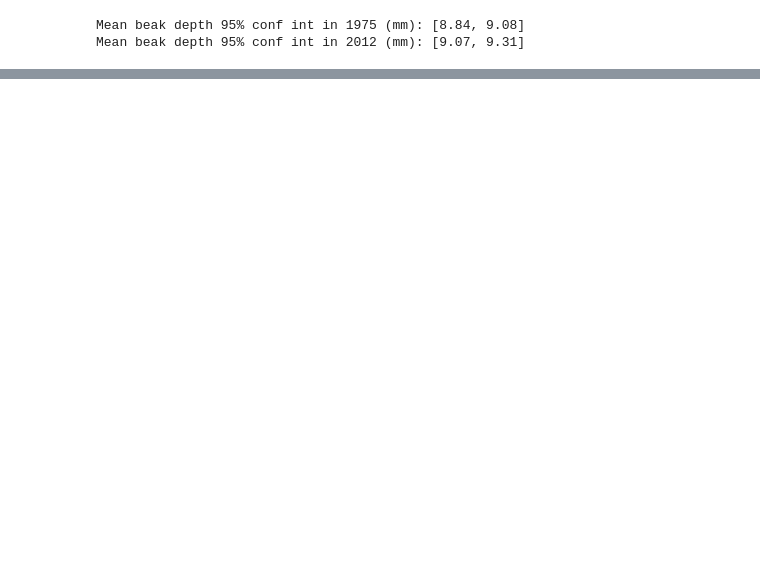
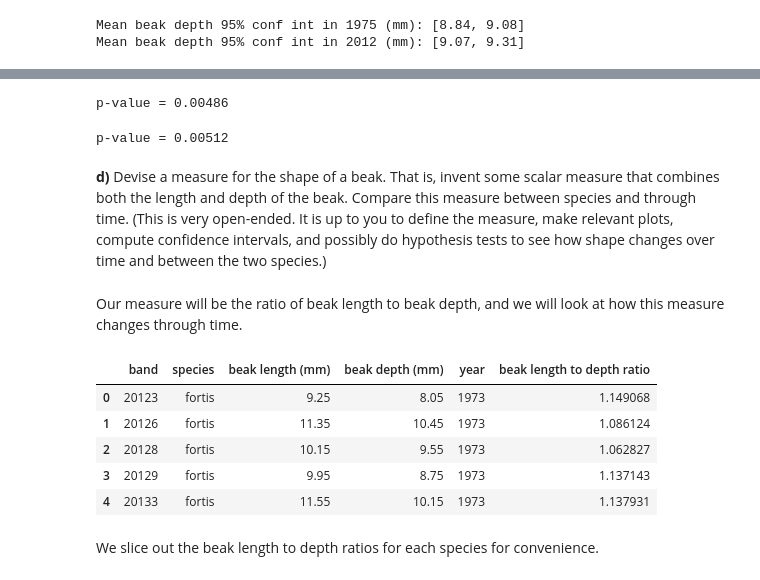
Before and after one commit to Xinhong111/Bi203, a Jupyter notebook: sandbox/hw5.1_MW.ipynb, the cells around one changed output, grey strips where cells are left out. Saved outputs shown, nothing was run; the diff lists cells and outputs as text; code cells hidden in the pictures; blank space fills up the shorter version.

```diff
--- a/sandbox/hw5.1_MW.ipynb
+++ b/sandbox/hw5.1_MW.ipynb
@@ -234,0 +266,45 @@ Heritability data for beak depth for G. fortis and G. scandens can be found here
+# %%
+# Compute test statistic for original data set
+diff_mean = np.mean(depths_2012) - np.mean(depths_1975)
+
+# Draw replicates
+perm_reps = draw_perm_reps_diff_mean(depths_2012, depths_1975, size=100000)
+
+# Compute p-value
+p_val = np.sum(perm_reps >= diff_mean) / len(perm_reps)
+
+print('p-value =', p_val)
+# %% [output]
+p-value = 0.00486
+# %%
+# Compute test statistic for original data set
+diff_mean = np.abs(np.mean(depths_2012) - np.mean(depths_1975))
+
+# Draw replicates
+perm_reps = draw_perm_reps_diff_mean(depths_2012, depths_1975, size=100000)
+
+# Compute p-value
+p_val = np.sum(perm_reps >= diff_mean) / len(perm_reps)
+
+print('p-value =', p_val)
+# %% [output]
+p-value = 0.00512
+# %% [markdown]
+**d)** Devise a measure for the shape of a beak. That is, invent some scalar measure that combines both the length and depth of the beak. Compare this measure between species and through time. (This is very open-ended. It is up to you to define the measure, make relevant plots, compute confidence intervals, and possibly do hypothesis tests to see how shape changes over time and between the two species.)
+# %% [markdown]
+Our measure will be the ratio of beak length to beak depth, and we will look at how this measure changes through time.
+# %%
+# Calculate the ratio of beak length to beak depth
+df_deduped['beak length to depth ratio'] = df_deduped['beak length (mm)'] / df_deduped['beak depth (mm)']
+
+# Take a look
+df_deduped.head()
+# %% [output]
+|  | band | species | beak length (mm) | beak depth (mm) | year | beak length to depth ratio |
+| 0 | 20123 | fortis | 9.25 | 8.05 | 1973 | 1.149068 |
+| 1 | 20126 | fortis | 11.35 | 10.45 | 1973 | 1.086124 |
+| 2 | 20128 | fortis | 10.15 | 9.55 | 1973 | 1.062827 |
+| 3 | 20129 | fortis | 9.95 | 8.75 | 1973 | 1.137143 |
+| 4 | 20133 | fortis | 11.55 | 10.15 | 1973 | 1.137931 |
+# %% [markdown]
+We slice out the beak length to depth ratios for each species for convenience.
```
Also changed, not shown: parts of 46 cells of this notebook.
